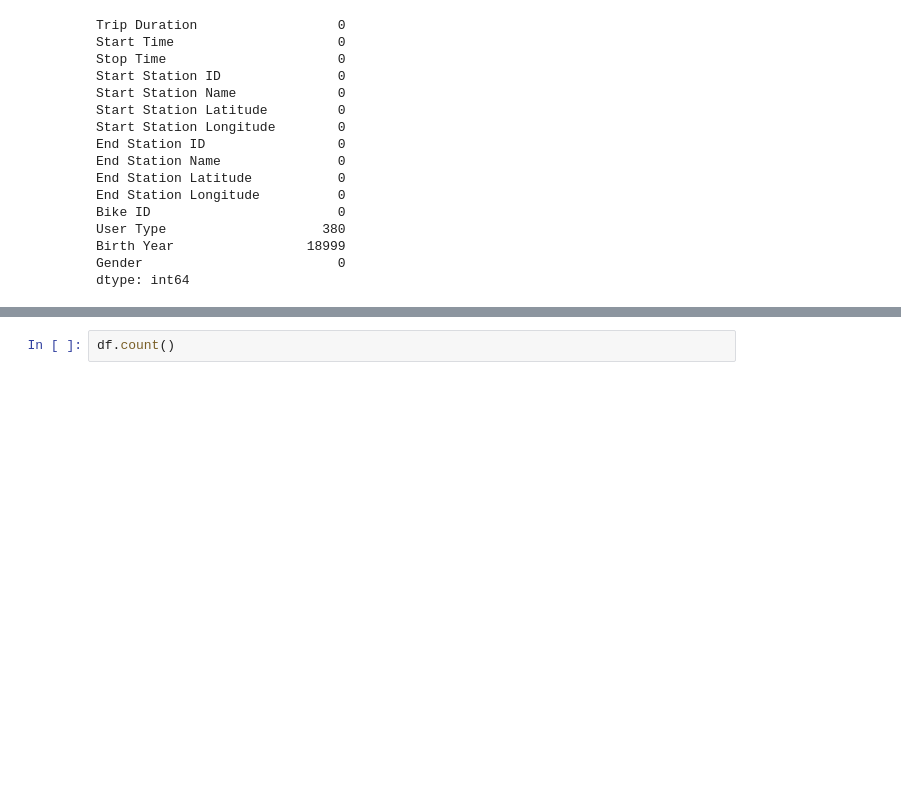
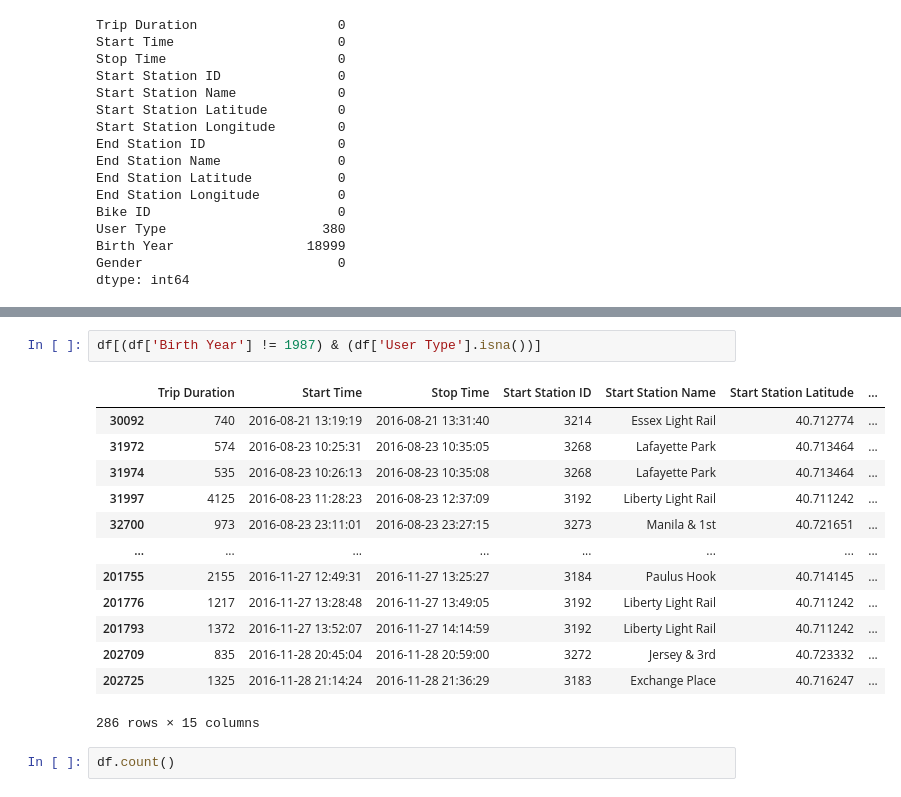
Before and after one commit to ethanenkhtur/bike_rental_data_management, a Jupyter notebook: project.ipynb, the cells around one changed output, grey strips where cells are left out. Drawn from its saved outputs; the diff is of its cells as text; blank space fills up the shorter version.

```diff
--- a/project.ipynb
+++ b/project.ipynb
@@ -55,3 +108,19 @@ print(df[df['User Type'].isna()])
+# %%
+df[(df['Birth Year'] != 1987) & (df['User Type'].isna())]
+# %% [output]
+|  | Trip Duration | Start Time | Stop Time | Start Station ID | Start Station Name | Start Station Latitude | ... |
+| 30092 | 740 | 2016-08-21 13:19:19 | 2016-08-21 13:31:40 | 3214 | Essex Light Rail | 40.712774 | ... |
+| 31972 | 574 | 2016-08-23 10:25:31 | 2016-08-23 10:35:05 | 3268 | Lafayette Park | 40.713464 | ... |
+| 31974 | 535 | 2016-08-23 10:26:13 | 2016-08-23 10:35:08 | 3268 | Lafayette Park | 40.713464 | ... |
+| 31997 | 4125 | 2016-08-23 11:28:23 | 2016-08-23 12:37:09 | 3192 | Liberty Light Rail | 40.711242 | ... |
+| 32700 | 973 | 2016-08-23 23:11:01 | 2016-08-23 23:27:15 | 3273 | Manila & 1st | 40.721651 | ... |
+| ... | ... | ... | ... | ... | ... | ... | ... |
+| 201755 | 2155 | 2016-11-27 12:49:31 | 2016-11-27 13:25:27 | 3184 | Paulus Hook | 40.714145 | ... |
+| 201776 | 1217 | 2016-11-27 13:28:48 | 2016-11-27 13:49:05 | 3192 | Liberty Light Rail | 40.711242 | ... |
+| 201793 | 1372 | 2016-11-27 13:52:07 | 2016-11-27 14:14:59 | 3192 | Liberty Light Rail | 40.711242 | ... |
+| 202709 | 835 | 2016-11-28 20:45:04 | 2016-11-28 20:59:00 | 3272 | Jersey & 3rd | 40.723332 | ... |
+| 202725 | 1325 | 2016-11-28 21:14:24 | 2016-11-28 21:36:29 | 3183 | Exchange Place | 40.716247 | ... |
+286 rows × 15 columns
 # %%
 df.count()
 # %% [output]
```
Also changed, not shown: parts of 8 cells of this notebook.
